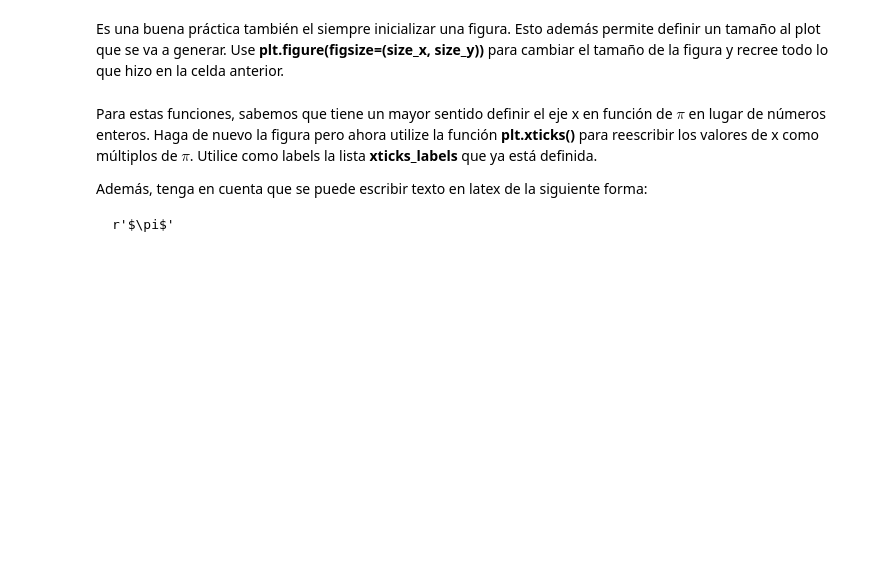
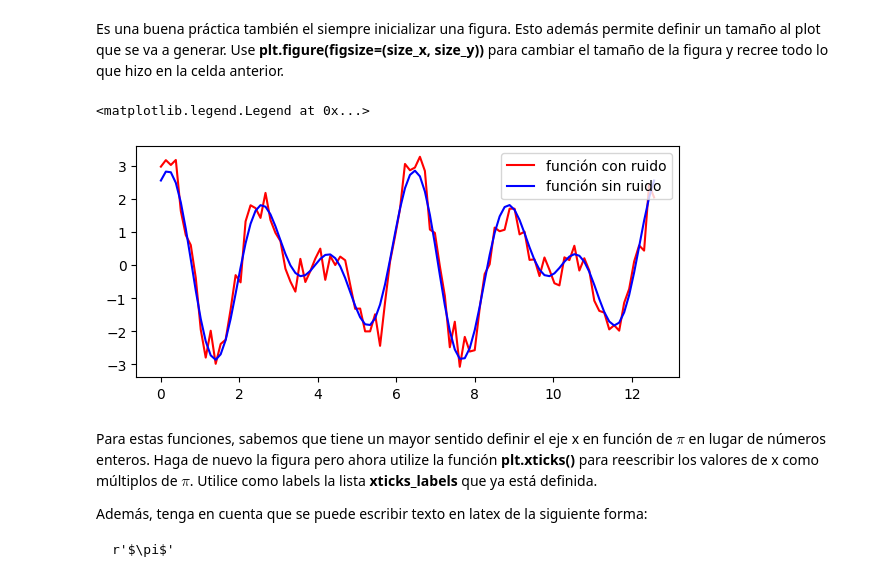
Before and after one commit to Antonella-Matus/Tarea-1, a Jupyter notebook: Tarea_1.ipynb, the cells around one changed output. Drawn from its saved outputs; the diff is of its cells as text; code cells hidden in the pictures; blank space fills up the shorter version.

```diff
--- a/Tarea_1.ipynb
+++ b/Tarea_1.ipynb
@@ -209,5 +332,13 @@ ruido = 0.4*np.random.randn(len(x_values))
 # %% [markdown]
 Es una buena práctica también el siempre inicializar una figura. Esto además permite definir un tamaño al plot que se va a generar. Use **plt.figure(figsize=(size_x, size_y))** para cambiar el tamaño de la figura y recree todo lo que hizo en la celda anterior.
+# %%
+plt.figure(figsize=(7, 3))#definimos el tamaño de la figura
+plt.plot(x_values, yr, color = '#FF0000', label = 'función con ruido')
+plt.plot(x_values,y, color = '#0000FF', label = 'función sin ruido')
+plt.legend()
+# %% [output]
+<matplotlib.legend.Legend at 0x...>
+[figure, added]
 # %% [markdown]
 Para estas funciones, sabemos que tiene un mayor sentido definir el eje x en función de $\pi$ en lugar de números enteros. Haga de nuevo la figura pero ahora utilize la función **plt.xticks()** para reescribir los valores de x como múltiplos de $\pi$. Utilice como labels la lista **xticks_labels** que ya está definida.
 
```
Also changed, not shown: parts of 36 cells of this notebook.
